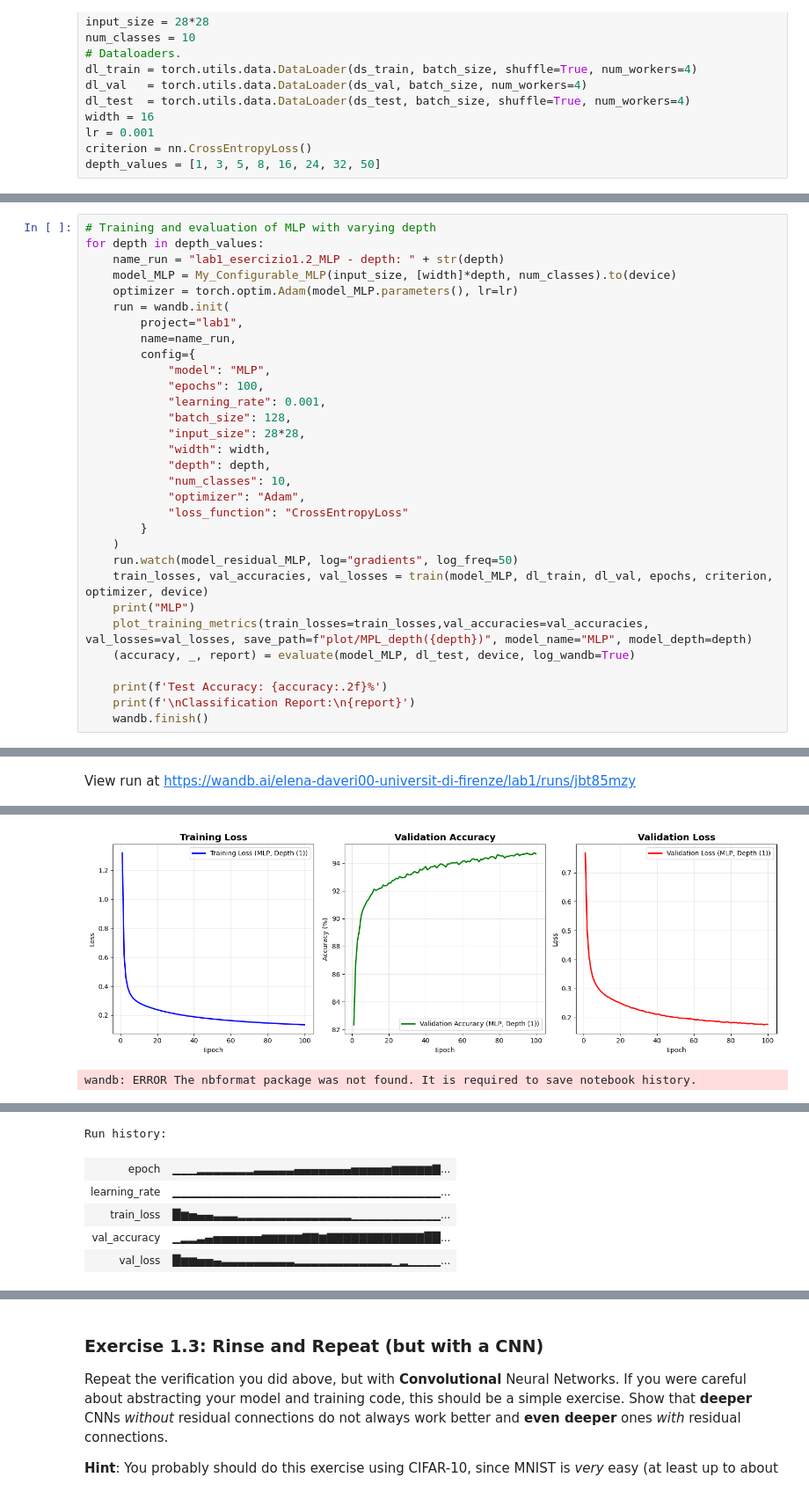
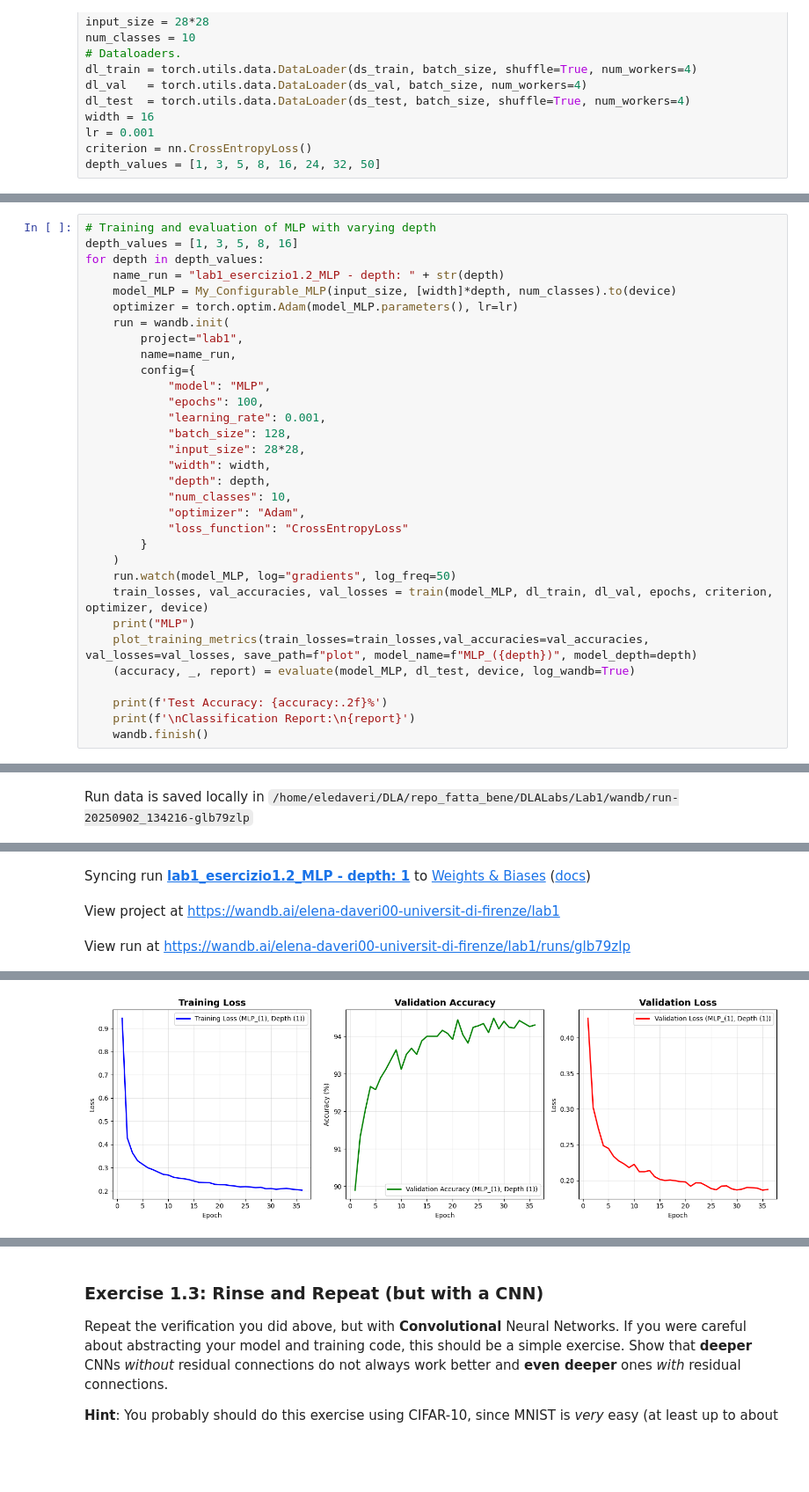
Before and after one commit to eledaveri/DLALabs, a Jupyter notebook: Lab1/Lab1-CNNs.ipynb, the cells around one changed output, grey strips where cells are left out. Shown at 88% size. Drawn from its saved outputs; the diff is of its cells as text; blank space fills up the shorter version.

```diff
--- a/Lab1/Lab1-CNNs.ipynb
+++ b/Lab1/Lab1-CNNs.ipynb
@@ -727,5 +746,6 @@ Run history:
 # %%
 # Training and evaluation of MLP with varying depth
+depth_values = [1, 3, 5, 8, 16]
 for depth in depth_values:
     name_run = "lab1_esercizio1.2_MLP - depth: " + str(depth)
     model_MLP = My_Configurable_MLP(input_size, [width]*depth, num_classes).to(device)
@@ -746,10 +766,10 @@ for depth in depth_values:
             "loss_function": "CrossEntropyLoss"
         }
     )
-    run.watch(model_residual_MLP, log="gradients", log_freq=50)
+    run.watch(model_MLP, log="gradients", log_freq=50)
     train_losses, val_accuracies, val_losses = train(model_MLP, dl_train, dl_val, epochs, criterion, optimizer, device)
     print("MLP")
-    plot_training_metrics(train_losses=train_losses,val_accuracies=val_accuracies, val_losses=val_losses, save_path=f"plot/MPL_depth({depth})", model_name="MLP", model_depth=depth)
+    plot_training_metrics(train_losses=train_losses,val_accuracies=val_accuracies, val_losses=val_losses, save_path=f"plot", model_name=f"MLP_({depth})", model_depth=depth)
     (accuracy, _, report) = evaluate(model_MLP, dl_test, device, log_wandb=True)
 
     print(f'Test Accuracy: {accuracy:.2f}%')
@@ -763 +787 @@ View project at https://wandb.ai/elena-daveri00-universit-di-firenze/lab1
-View run at https://wandb.ai/elena-daveri00-universit-di-firenze/lab1/runs/jbt85mzy
+Run data is saved locally in /home/eledaveri/DLA/repo_fatta_bene/DLALabs/Lab1/wandb/run-20250902_134216-glb79zlp
@@ -780,0 +788,3 @@ Plot salvato in: plot/MPL_depth(1)
+Syncing run lab1_esercizio1.2_MLP - depth: 1 to Weights & Biases (docs)
+View project at https://wandb.ai/elena-daveri00-universit-di-firenze/lab1
+View run at https://wandb.ai/elena-daveri00-universit-di-firenze/lab1/runs/glb79zlp
@@ -781,2 +808 @@ Plot salvato in: plot/MPL_depth(1)
-[figure, old version]
+[figure, new version]
-wandb: ERROR The nbformat package was not found. It is required to save notebook history.
@@ -803,6 +809,0 @@ weighted avg      0.950     0.950     0.949     10000
-Run history:
-| epoch | ▁▁▁▂▂▂▂▂▂▂▃▃▃▃▃▄▄▄▄▄▄▄▅▅▅▅▅▆▆▆▆▆▇... |
-| learning_rate | ▁▁▁▁▁▁▁▁▁▁▁▁▁▁▁▁▁▁▁▁▁▁▁▁▁▁▁▁▁▁▁▁▁... |
-| train_loss | █▆▅▄▄▃▃▃▂▂▂▂▂▂▂▂▂▂▂▂▂▂▁▁▁▁▁▁▁▁▁▁▁... |
-| val_accuracy | ▁▂▂▃▄▅▅▅▅▅▅▆▆▆▆▆▇▇▆▇▇▇▇▇▇▇▇▇▇▇▇██... |
-| val_loss | █▆▆▅▅▄▃▃▃▃▃▃▃▃▃▂▂▂▂▂▂▂▂▂▂▂▂▁▂▁▁▁▁... |
```
Also changed, not shown: parts of 5 cells of this notebook.
